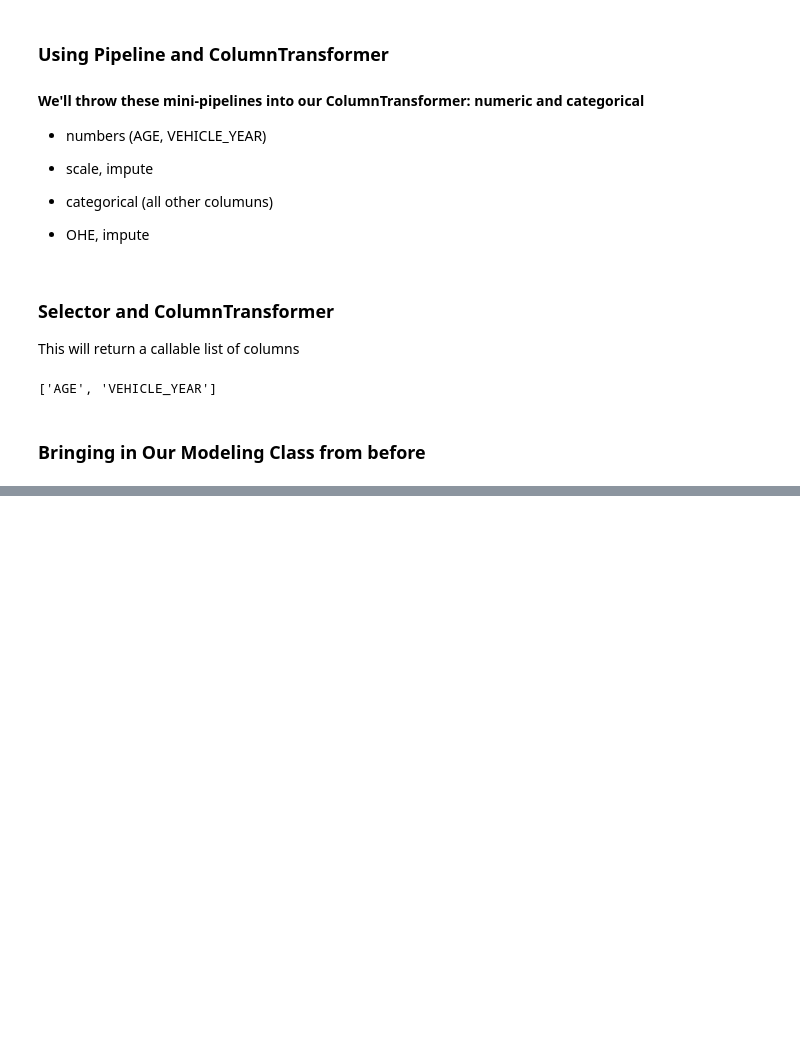
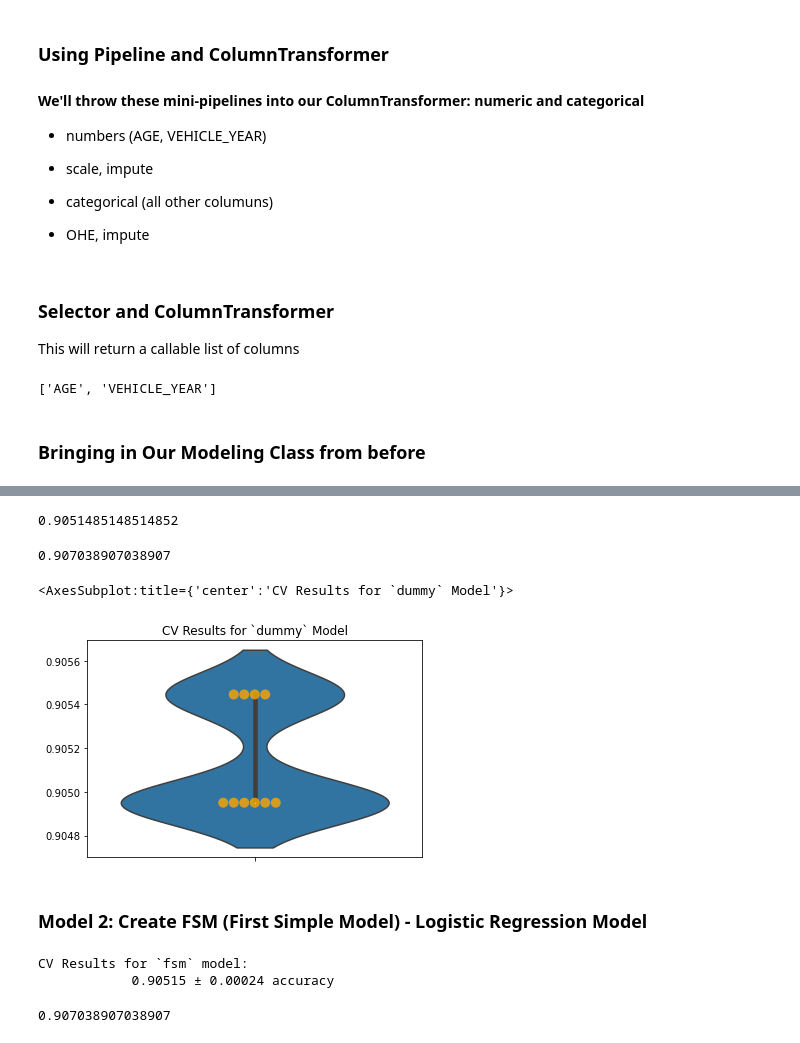
Before and after one commit to JasmineHuang25/Phase3_project, a Jupyter notebook: auto_insurance_predict_main.ipynb, the cells around one changed output, grey strips where cells are left out. Cells and saved outputs as stored; diff of their text form; code cells hidden in the pictures; blank space fills up the shorter version.

Commit message:
runing 9 models

```diff
--- a/auto_insurance_predict_main.ipynb
+++ b/auto_insurance_predict_main.ipynb
@@ -77,0 +100,7 @@ memory usage: 54.3+ MB
+# %%
+df_main =df_main[df_main['CRASH_DATE'] >= '12/20/2021']
+# %%
+# Take out 'ZIPCODE' and re-run the models
+
+df_main = df_main.drop(['CRASH_DATE', 'ZIPCODE'], axis=1)
+df_main.info()
@@ -80,8 +144,8 @@ memory usage: 54.3+ MB
 # %%
 # define X and y:
 
-X = df.drop('DAMAGE', axis=1)
-y = df['DAMAGE']
+X = df_main.drop('DAMAGE', axis=1)
+y = df_main['DAMAGE']
 
 # train_test_split:
 
@@ -201,11 +280,14 @@ class ModelWithCV():
 
 
     def print_cv_summary(self):
-        cv_summary = (
-        f'''CV Results for `{self.name}` model:
-            {self.cv_mean:.5f} ± {self.cv_std:.5f} accuracy
-        ''')
+        cv_summary = self.cv_mean
         print(cv_summary)
+
+#         cv_summary = (
+#         f'''CV Results for `{self.name}` model:
+#             {self.cv_mean:.5f} ± {self.cv_std:.5f} accuracy
+#         ''')
+#         print(cv_summary)
 
 
     def plot_cv(self, ax):
@@ -279 +324,22 @@ dummy_model_pipe.print_cv_summary()
+# %%
+dummy_score_train = dummy_model_pipe.print_cv_summary()
+dummy_score_train
+# %% [output]
+0.9051485148514852
+# %%
+# Validate with testing data:
+dummy_model.fit(X_train, y_train)
+dummy_score_test = dummy_model.score(X_test, y_test)
+dummy_score_test
+# %% [output]
+0.907038907038907
+# %%
+fig,ax = plt.subplots()
+
+dummy_model_pipe.plot_cv(ax=ax)
+# %% [output]
+<AxesSubplot:title={'center':'CV Results for `dummy` Model'}>
+[figure, added]
+# %% [markdown]
+### Model 2: Create FSM (First Simple Model) - Logistic Regression Model
 # %%
@@ -289,2 +358,13 @@ dummy_model_pipe.print_cv_summary()
 # %%
-# fsm_model_pipe.print_cv_summary()
+logreg_score_train = fsm_model_pipe.print_cv_summary()
+logreg_score_train
+# %% [output]
+CV Results for `fsm` model:
+            0.90515 ± 0.00024 accuracy
+# %%
+# Validate with testing data:
+logreg_fsm.fit(X_train, y_train)
+logreg_score_test = logreg_fsm.score(X_test, y_test)
+logreg_score_test
+# %% [output]
+0.907038907038907
```
Also changed, not shown: parts of 60 cells of this notebook, 1 other file.
